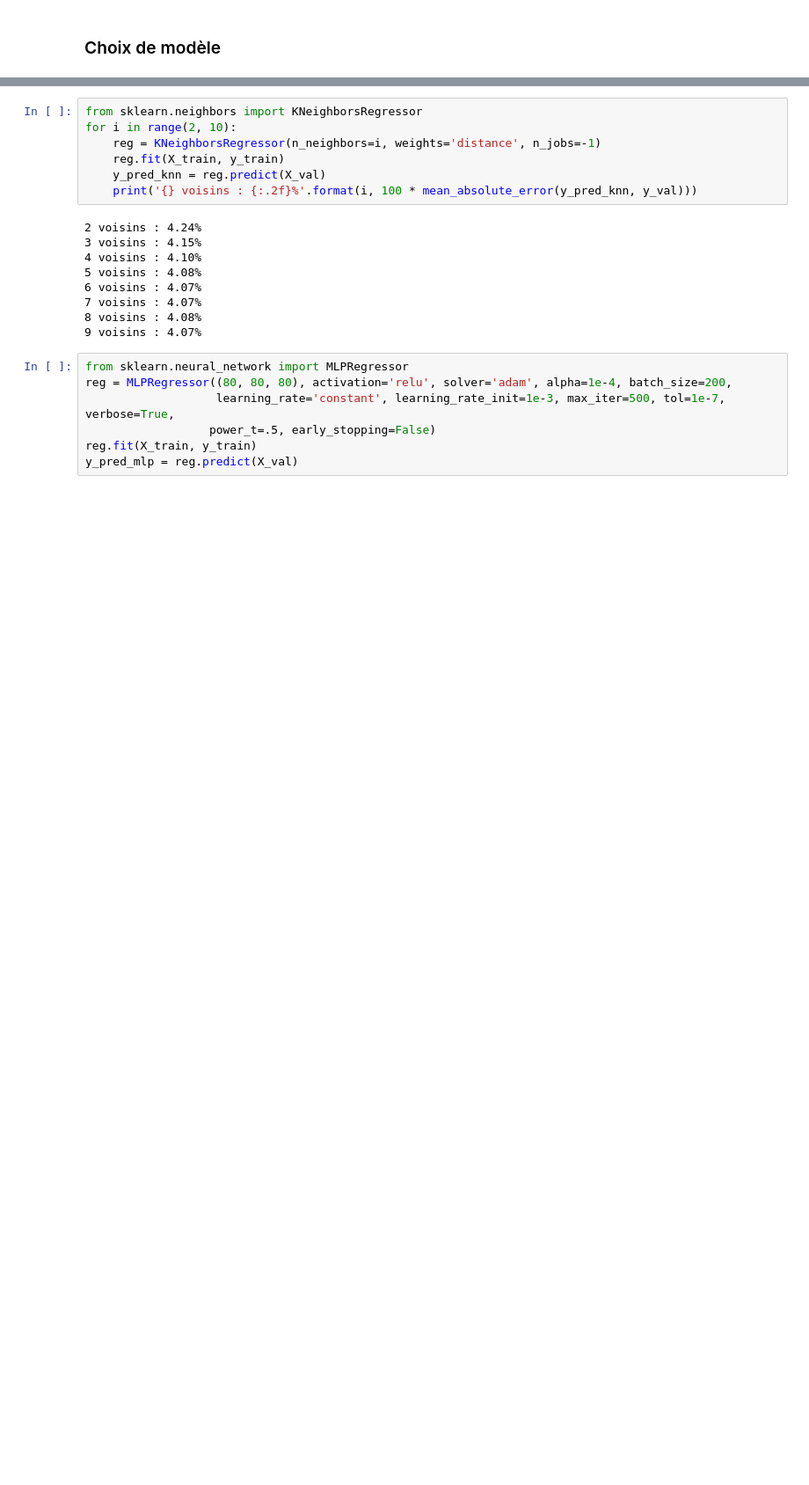
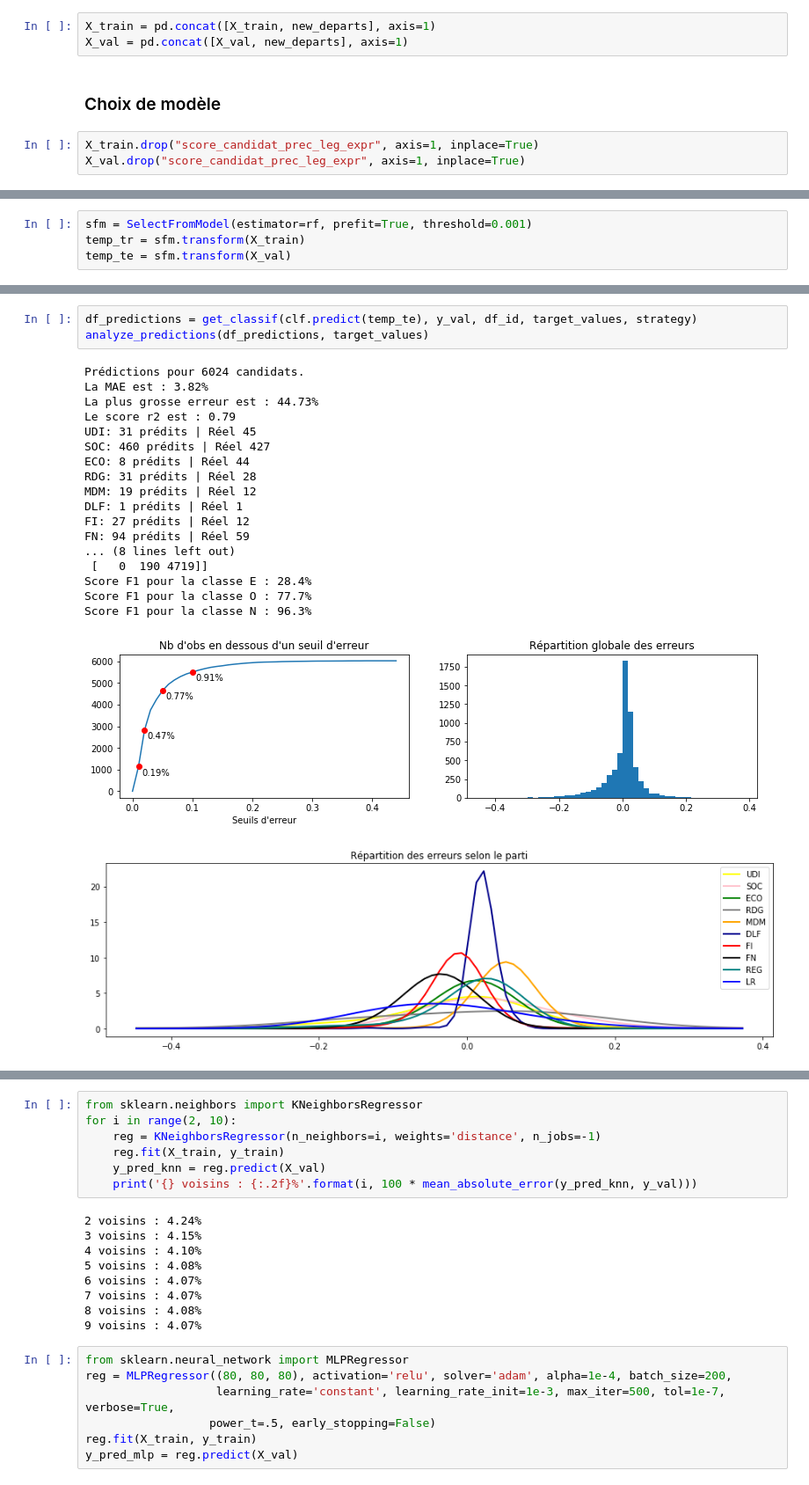
Before and after one commit to verycourt/Elections, a Jupyter notebook: legislatives/modele_1er_tour.ipynb, the cells around one changed output, grey strips where cells are left out. Shown at 88% size. Saved outputs shown, nothing was run; the diff lists cells and outputs as text; blank space fills up the shorter version.

```diff
--- a/legislatives/modele_1er_tour.ipynb
+++ b/legislatives/modele_1er_tour.ipynb
@@ -338,5 +353,11 @@ X_train.head(2)
+# %%
+X_train = pd.concat([X_train, new_departs], axis=1)
+X_val = pd.concat([X_val, new_departs], axis=1)
 # %% [markdown]
 ### Choix de modèle
+# %%
+X_train.drop("score_candidat_prec_leg_expr", axis=1, inplace=True)
+X_val.drop("score_candidat_prec_leg_expr", axis=1, inplace=True)
 # %%
 from sklearn.ensemble import RandomForestRegressor
 #rf = make_pipeline(PCA(), RandomForestRegressor(n_jobs=-1, n_estimators=100))
@@ -364 +385,5 @@ sorted(list(zip(rf.feature_importances_*100, X_train.columns)), reverse=True)
  (0.0, 'circo_meme_nuance_president')]
+# %%
+sfm = SelectFromModel(estimator=rf, prefit=True, threshold=0.001)
+temp_tr = sfm.transform(X_train)
+temp_te = sfm.transform(X_val)
@@ -365,3 +402,26 @@ sorted(list(zip(rf.feature_importances_*100, X_train.columns)), reverse=True)
+# %%
+df_predictions = get_classif(clf.predict(temp_te), y_val, df_id, target_values, strategy)
+analyze_predictions(df_predictions, target_values)
+# %% [output]
+Prédictions pour 6024 candidats.
+La MAE est : 3.82%
+La plus grosse erreur est : 44.73%
+Le score r2 est : 0.79
+UDI: 31 prédits | Réel 45
+SOC: 460 prédits | Réel 427
+ECO: 8 prédits | Réel 44
+RDG: 31 prédits | Réel 28
+MDM: 19 prédits | Réel 12
+DLF: 1 prédits | Réel 1
+FI: 27 prédits | Réel 12
+FN: 94 prédits | Réel 59
+... (8 lines left out)
+ [   0  190 4719]]
+Score F1 pour la classe E : 28.4%
+Score F1 pour la classe O : 77.7%
+Score F1 pour la classe N : 96.3%
+[figure, added]
+[figure, added]
 # %%
 from xgboost import XGBRegressor
 clf = XGBRegressor()
```
Also changed, not shown: parts of 11 cells of this notebook, 5 other files.
